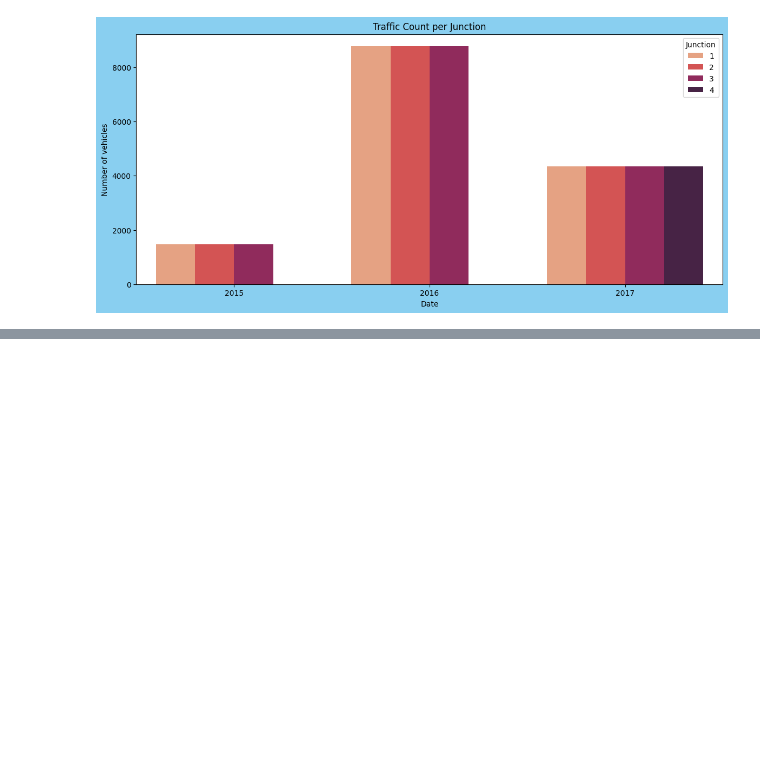
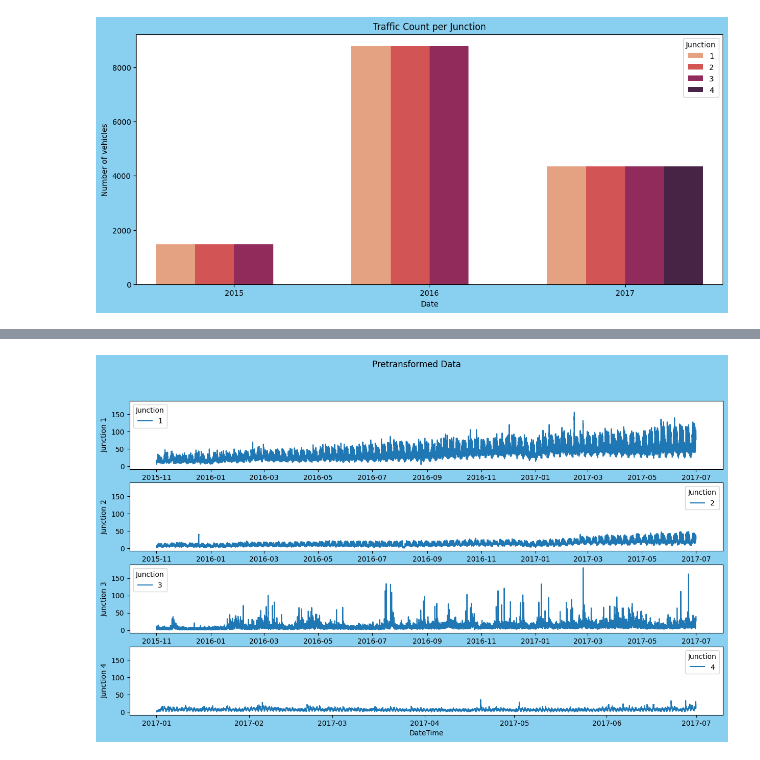
Before and after one commit to wessware/traffic_prediction_tensorflow, a Jupyter notebook: traffic-flow-prediction-remastered.ipynb, the cells around one changed output, grey strips where cells are left out. Saved outputs shown, nothing was run; the diff lists cells and outputs as text; code cells hidden in the pictures; blank space fills up the shorter version.

```diff
--- a/traffic-flow-prediction-remastered.ipynb
+++ b/traffic-flow-prediction-remastered.ipynb
@@ -104,0 +113,4 @@ Text(0.5, 0, 'Date')
+# %%
+df_junction = df.pivot(columns='Junction', index='DateTime')
+
+df_junction.describe()
@@ -104,0 +128,32 @@ Text(0.5, 0, 'Date')
+# %%
+df_j1 = df_junction[[('Vehicles', 1)]]
+df_j2 = df_junction[[('Vehicles', 2)]]
+df_j3 = df_junction[[('Vehicles', 3)]]
+df_j4 = df_junction[[('Vehicles', 4)]]
+
+df_j4 = df_j4.dropna()
+# %%
+list_df = [df_j1, df_j2, df_j3, df_j4]
+
+#for i in list_df:
+    #i.columns = i.columns.droplevel(level=0)
+
+def sub_plots_4(df_j1, df_j2, df_j3, df_j4, title):
+    fig, axes  = plt.subplots(4,1, figsize=(15,8), facecolor='#89CFF0', sharey=True)
+    fig.suptitle(title)
+
+    plot_1 = sns.lineplot(ax=axes[0], data=df_j1, color='black')
+    axes[0].set(ylabel='Junction 1')
+
+    plot_2 = sns.lineplot(ax=axes[1], data=df_j2, color='orange')
+    axes[1].set(ylabel='Junction 2')
+
+    plot_3 = sns.lineplot(ax=axes[2], data=df_j3, color='purple')
+    axes[2].set(ylabel='Junction 3')
+
+    plot_4 =  sns.lineplot(ax=axes[3], data=df_j4, color='pink')
+    axes[3].set(ylabel='Junction 4')
+# %%
+sub_plots_4(df_j1.Vehicles, df_j2.Vehicles, df_j3.Vehicles, df_j4.Vehicles, "Pretransformed Data")
+# %% [output]
+[figure, added]
```
Also changed, not shown: parts of 6 cells of this notebook.
